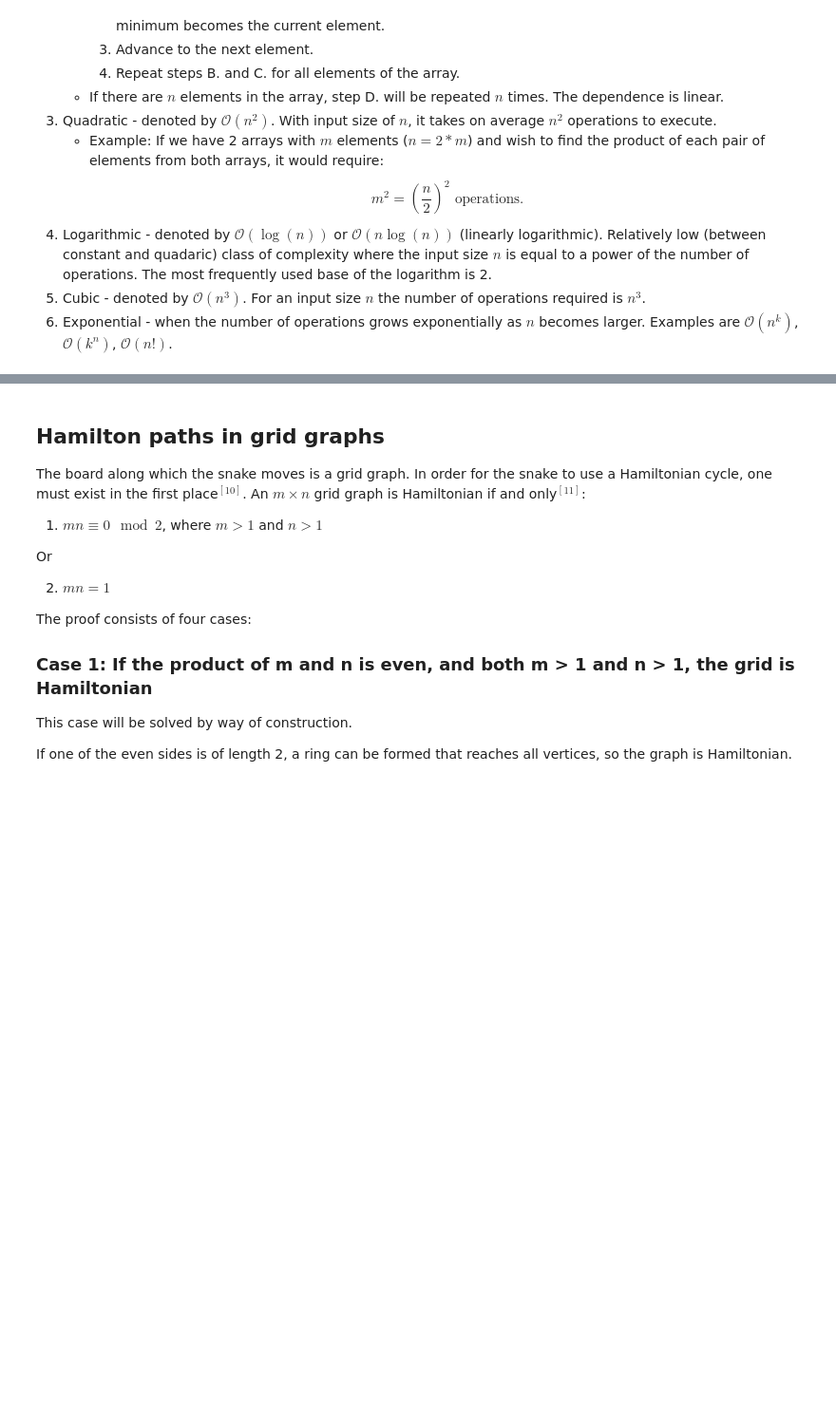
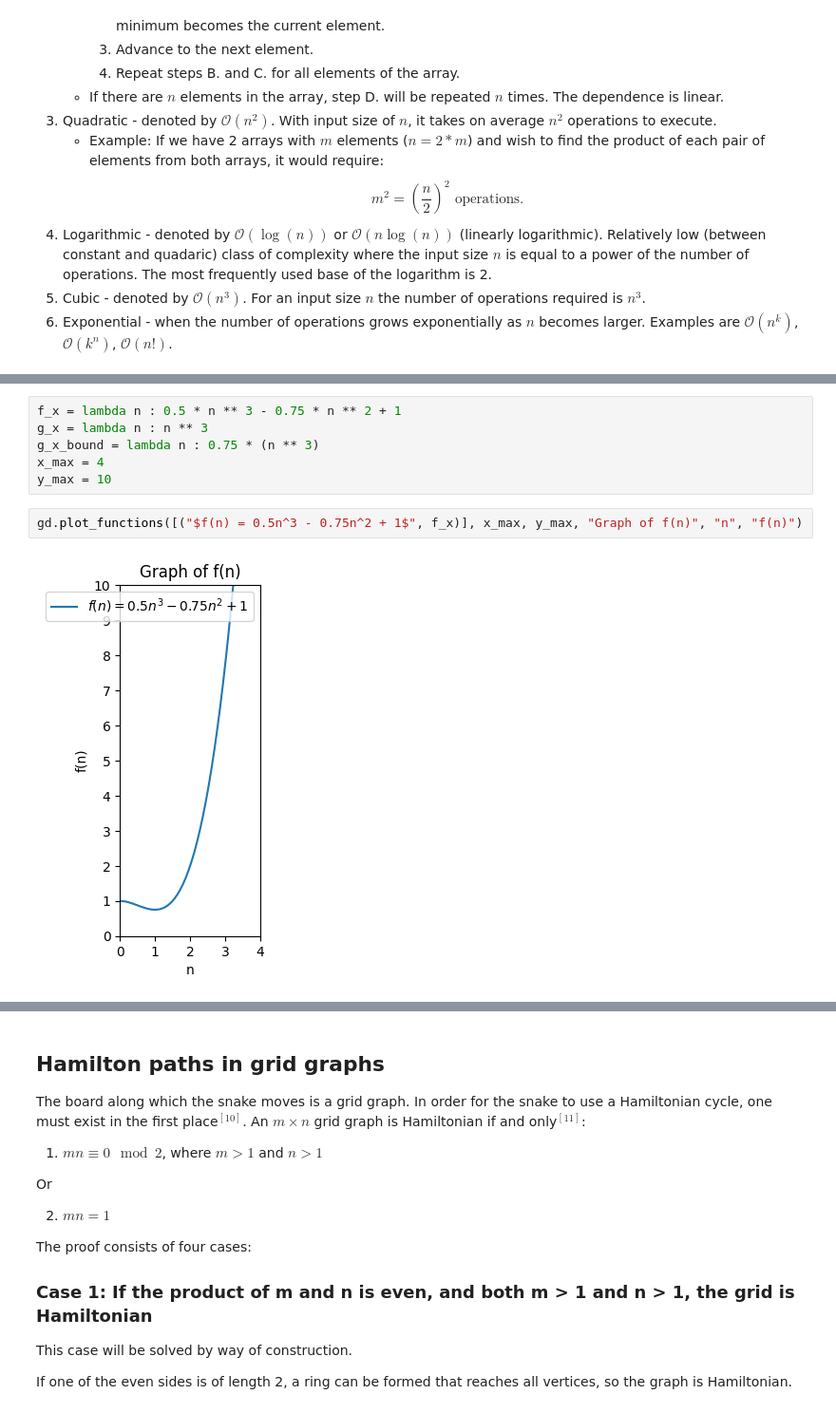
Before and after one commit to SimoAngelov/TravelingSnake, a Jupyter notebook: TheTravelingSnake.ipynb, the cells around one changed output, grey strips where cells are left out. Shown at 95% size. Saved outputs shown, nothing was run; the diff lists cells and outputs as text; blank space fills up the shorter version.

```diff
--- a/TheTravelingSnake.ipynb
+++ b/TheTravelingSnake.ipynb
@@ -140,0 +146,10 @@ An example is bubble sort - usually n^
+# %%
+f_x = lambda n : 0.5 * n ** 3 - 0.75 * n ** 2 + 1
+g_x = lambda n : n ** 3
+g_x_bound = lambda n : 0.75 * (n ** 3)
+x_max = 4
+y_max = 10
+# %%
+gd.plot_functions([("$f(n) = 0.5n^3 - 0.75n^2 + 1$", f_x)], x_max, y_max, "Graph of f(n)", "n", "f(n)")
+# %% [output]
+[figure, added]
```
Also changed, not shown: parts of 10 cells of this notebook, 1 other file.
